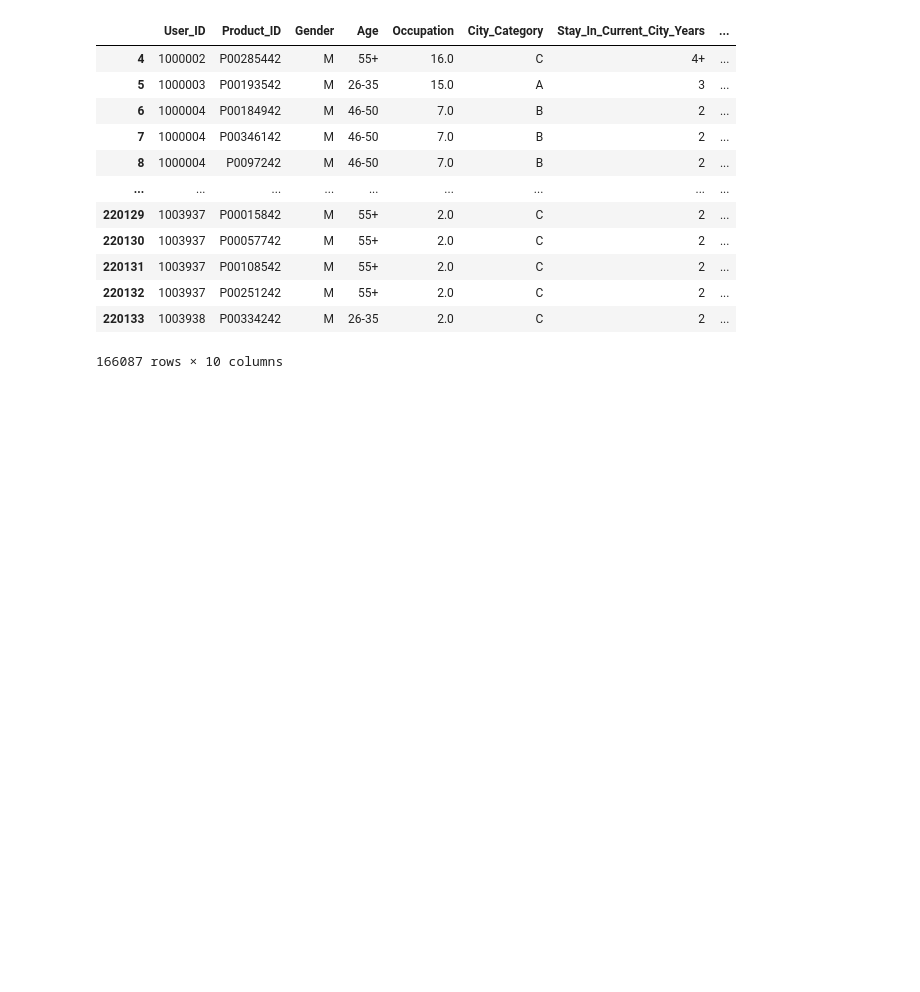
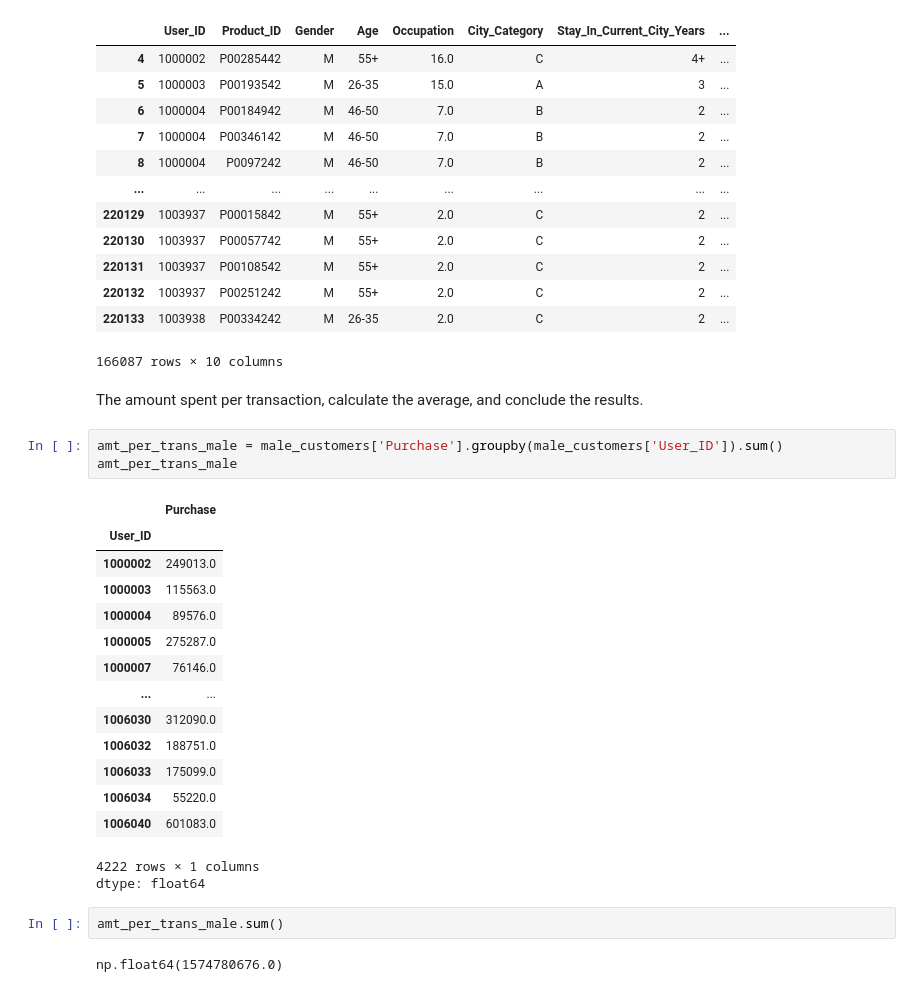
Before and after one commit to RichaGaharwar/Walmart---Confidence-Interval-CLT, a Jupyter notebook: Walmart_Confidence_Interval_&_CLT.ipynb, the cells around one changed output. Drawn from its saved outputs; the diff is of its cells as text; blank space fills up the shorter version.

```diff
--- a/Walmart_Confidence_Interval_&_CLT.ipynb
+++ b/Walmart_Confidence_Interval_&_CLT.ipynb
@@ -248,3 +310,28 @@ male_customers
 | 220132 | 1003937 | P00251242 | M | 55+ | 2.0 | C | 2 | ... |
 | 220133 | 1003938 | P00334242 | M | 26-35 | 2.0 | C | 2 | ... |
 166087 rows × 10 columns
+# %% [markdown]
+The amount spent per transaction, calculate the average, and conclude the results.
+# %%
+amt_per_trans_male = male_customers['Purchase'].groupby(male_customers['User_ID']).sum()
+amt_per_trans_male
+# %% [output]
+|  | Purchase |
+| User_ID |  |
+| 1000002 | 249013.0 |
+| 1000003 | 115563.0 |
+| 1000004 | 89576.0 |
+| 1000005 | 275287.0 |
+| 1000007 | 76146.0 |
+| ... | ... |
+| 1006030 | 312090.0 |
+| 1006032 | 188751.0 |
+| 1006033 | 175099.0 |
+| 1006034 | 55220.0 |
+| 1006040 | 601083.0 |
+4222 rows × 1 columns
+dtype: float64
+# %%
+amt_per_trans_male.sum()
+# %% [output]
+np.float64(1574780676.0)
```
Also changed, not shown: parts of 15 cells of this notebook.
